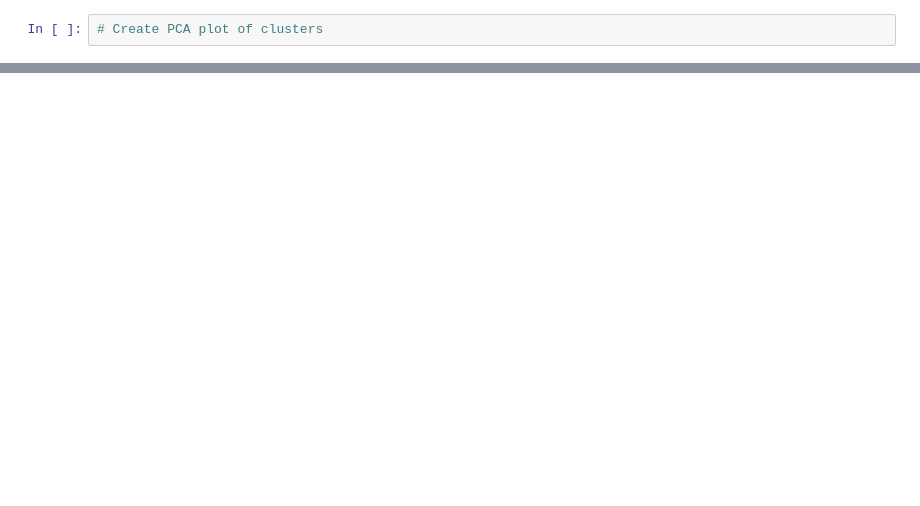
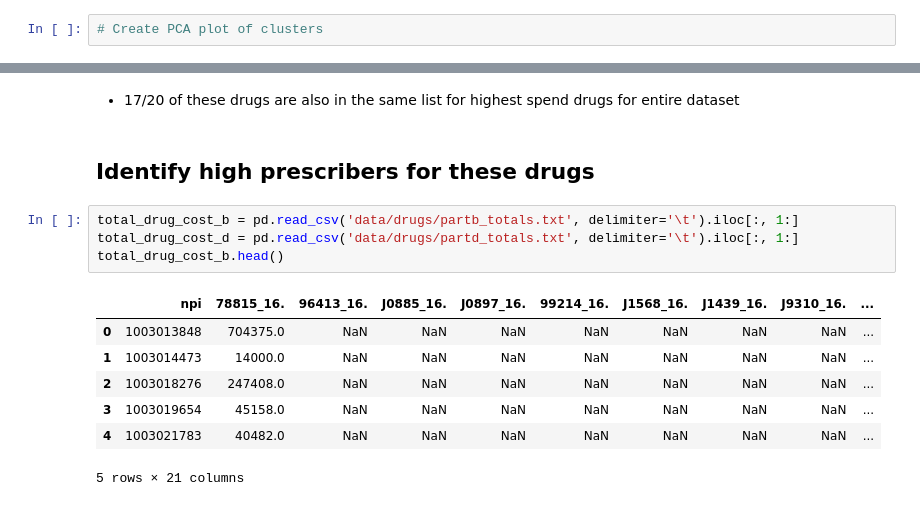
Before and after one commit to m3ngineer/med-mapper, a Jupyter notebook: heme_onc.ipynb, the cells around one changed output, grey strips where cells are left out. Drawn from its saved outputs; the diff is of its cells as text; blank space fills up the shorter version.

```diff
--- a/heme_onc.ipynb
+++ b/heme_onc.ipynb
@@ -95,0 +153,16 @@ KMeans(algorithm='auto', copy_x=True, init='k-means++', max_iter=300,
+# %% [markdown]
+ - 17/20 of these drugs are also in the same list for highest spend drugs for entire dataset
+# %% [markdown]
+## Identify high prescribers for these drugs
+# %%
+total_drug_cost_b = pd.read_csv('data/drugs/partb_totals.txt', delimiter='\t').iloc[:, 1:]
+total_drug_cost_d = pd.read_csv('data/drugs/partd_totals.txt', delimiter='\t').iloc[:, 1:]
+total_drug_cost_b.head()
+# %% [output]
+|  | npi | 78815_16. | 96413_16. | J0885_16. | J0897_16. | 99214_16. | J1568_16. | J1439_16. | J9310_16. | ... |
+| 0 | 1003013848 | 704375.0 | NaN | NaN | NaN | NaN | NaN | NaN | NaN | ... |
+| 1 | 1003014473 | 14000.0 | NaN | NaN | NaN | NaN | NaN | NaN | NaN | ... |
+| 2 | 1003018276 | 247408.0 | NaN | NaN | NaN | NaN | NaN | NaN | NaN | ... |
+| 3 | 1003019654 | 45158.0 | NaN | NaN | NaN | NaN | NaN | NaN | NaN | ... |
+| 4 | 1003021783 | 40482.0 | NaN | NaN | NaN | NaN | NaN | NaN | NaN | ... |
+5 rows × 21 columns
```
Also changed, not shown: parts of 45 cells of this notebook, 5 other files.
